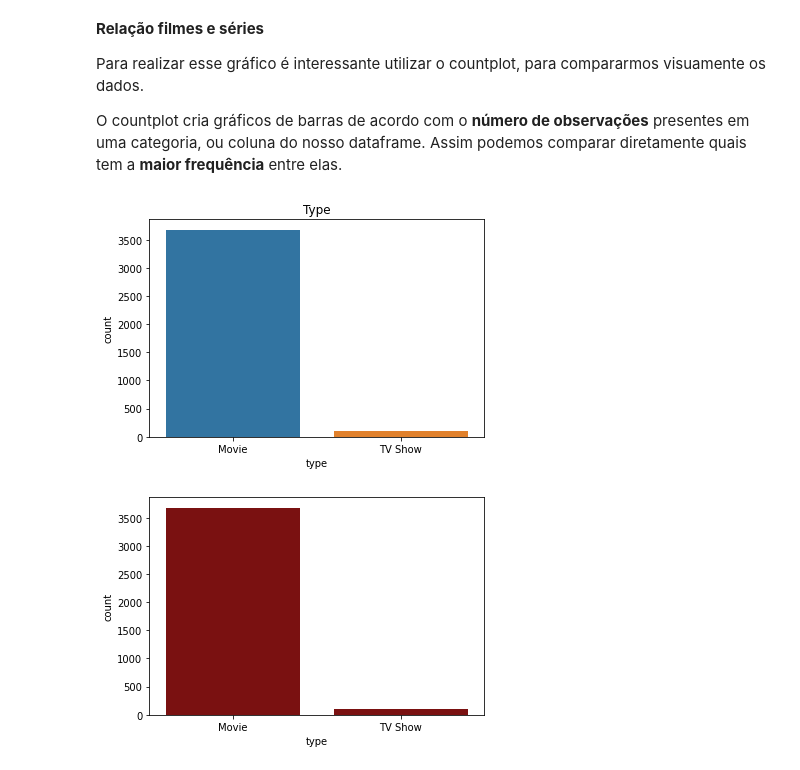
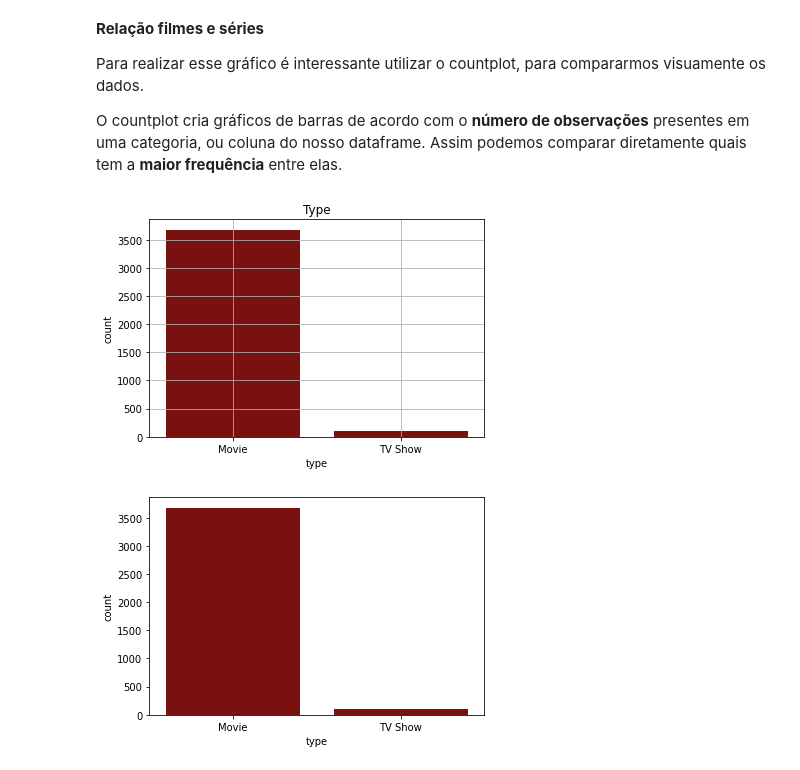
Before and after one commit to Hugox96/Netfliz_Python, a Jupyter notebook: Netflix.ipynb, the cells around one changed output. Cells and saved outputs as stored; diff of their text form; code cells hidden in the pictures.

```diff
--- a/Netflix.ipynb
+++ b/Netflix.ipynb
@@ -124,12 +124,13 @@ Para realizar esse gráfico é interessante utilizar o countplot, para compararm
 
 O countplot cria gráficos de barras de acordo com o **número de observações** presentes em uma categoria, ou coluna do nosso dataframe. Assim podemos comparar diretamente quais tem a **maior frequência** entre elas.
 # %%
-sns.countplot(x=netflix_dados["type"])
+sns.countplot(x=netflix_dados["type"], color="darkred")
+plt.grid()
 fig = plt.gcf()
 plt.title('Type')
 plt.show()
 # %% [output]
-[figure, old version]
+[figure, new version]
 # %%
 # Estou pegando a coluna type, onde temos movie e séries e carregando nosso dataframe
 sns.countplot(x="type", data = netflix_dados, color='darkred')
```
